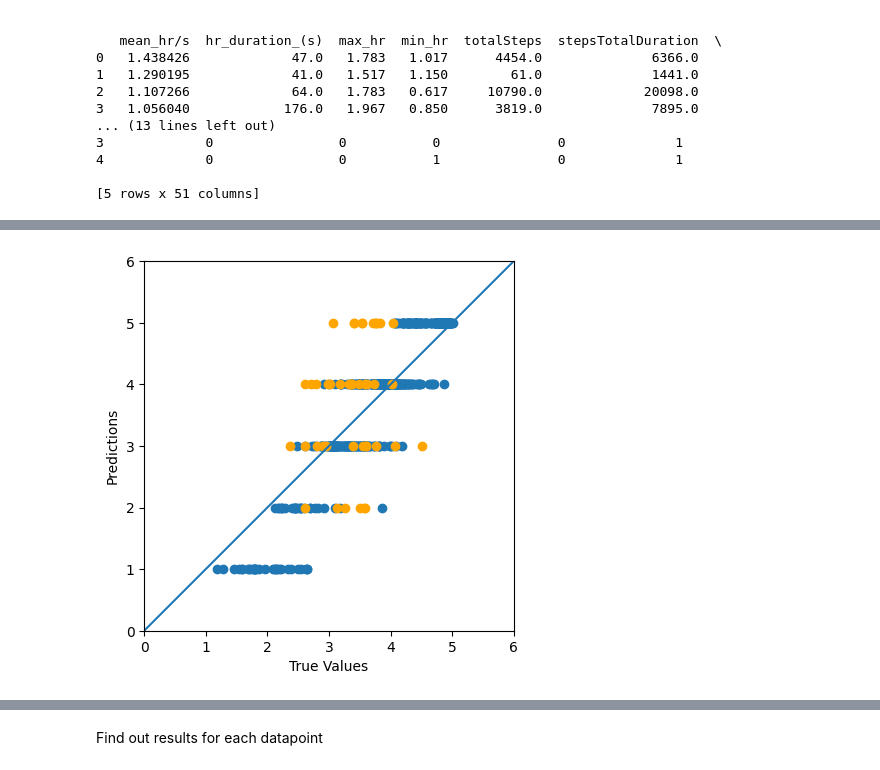
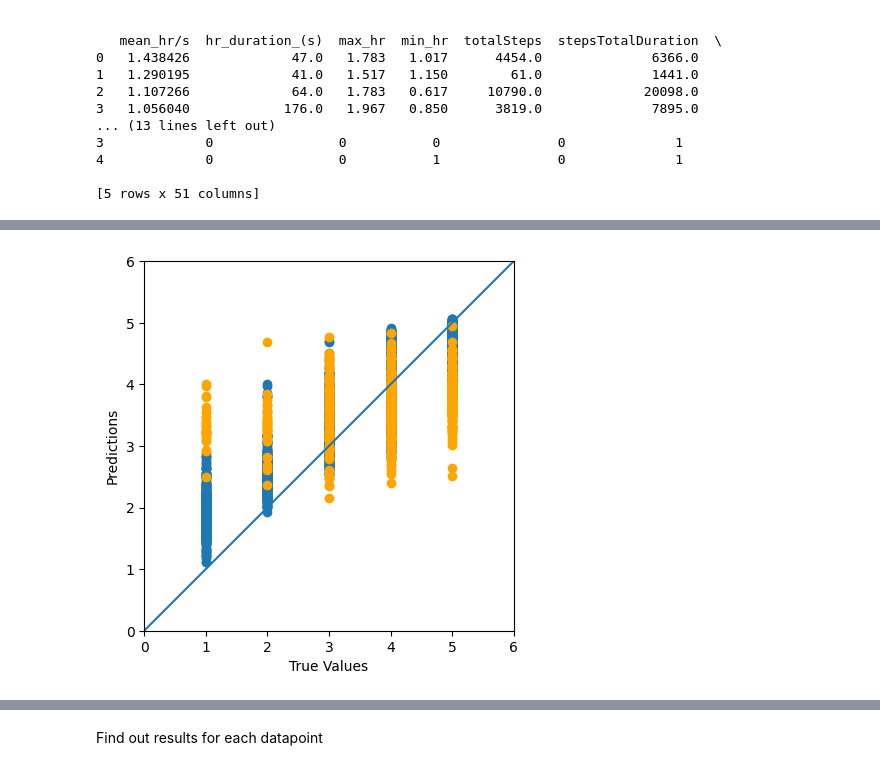
Before and after one commit to aoife-mulligan/ct413, a Jupyter notebook: xgboost.ipynb, the cells around one changed output, grey strips where cells are left out. Drawn from its saved outputs; the diff is of its cells as text; code cells hidden in the pictures.

Commit message:
Trained on adapted dataset and got RMSE for xgboost model

```diff
--- a/xgboost.ipynb
+++ b/xgboost.ipynb
@@ -48,20 +56,49 @@ gkf = GroupKFold(n_splits=10)
 # %%
 import xgboost as xg
+from sklearn.metrics import mean_squared_error
+import numpy as np
 
-for train_index, test_index in gkf.split(X, y, groups):
+for i, (train_index, test_index) in enumerate(gkf.split(X, y, groups)):
     X_train, X_test = X[train_index], X[test_index]
     y_train, y_test = y[train_index], y[test_index]
 
+    print(f"Fold {i}:")
+    # print(f"  Train: index={train_index}, group={groups[train_index]}")
+    #print(f"  Test:  index={test_index}, group={groups[test_index]}")
+    print(f"Test: index={test_index}\n")
+    print(f"Train: index={train_index}\n")
+
     # Convert train and test to DMatrix
     dtrain = xg.DMatrix(data=X_train, label=y_train)
+    #print(dtrain.get_data())
     dtest = xg.DMatrix(data=X_test, label=y_test)
+    test_data = dtest.get_data()
+    print(dtest.get_label())
 
 
     # Set parameters
     parameters = {'booster':'gbtree', 'objective':'reg:squarederror', 'seed':42}
 
+    # train the model
     model = xg.train(params=parameters, dtrain=dtrain)
 
-    train_predictions = model.predict(dtrain)
+    train_predictions.extend(model.predict(dtrain))
+    train_actual.extend(y_train)
+    train_rmse = mean_squared_error(train_actual, train_predictions, squared=False)
+    print(f"Train RMSE: {train_rmse}")
 
-    test_predictions = model.predict(dtest)
+    train_rmse_scores.append(train_rmse)
+
+    test_predictions.extend(model.predict(dtest))
+    test_actual.extend(y_test)
+    test_rmse = mean_squared_error(test_actual, test_predictions, squared=False)
+
+    test_rmse_scores.append(test_rmse)
+
+    print(f"Test RMSE: {test_rmse}")
+
+avg_train_rmse = np.mean(train_rmse_scores)
+avg_test_rmse = np.mean(test_rmse_scores)
+
+print(f"Average Train RMSE: {avg_train_rmse}")
+print(f"Average Test RMSE: {avg_test_rmse}")
@@ -68,22 +123,22 @@ for train_index, test_index in gkf.split(X, y, groups):
 # %%
 # Plot predictions vs actual
 
 import matplotlib.pyplot as plt
 
 
-plt.scatter(train_predictions, y_train, label='Train')
-plt.scatter(test_predictions, y_test, label='Test', color='orange')
+plt.scatter(train_actual, train_predictions, label='Train')
+plt.scatter(test_actual, test_predictions, label='Test', color='orange')
 plt.xlabel('True Values')
 plt.ylabel('Predictions')
 plt.axis('equal')
 plt.axis('square')
 plt.xlim([0,6])
 plt.ylim([0,6])
 _ = plt.plot([-100, 100], [-100, 100])
 plt.legend
 plt.show()
 # %% [output]
-[figure, old version]
+[figure, new version]
 # %%
 # Plot predictions vs actual
 
```
Also changed, not shown: parts of 3 cells of this notebook, 2 other files.
